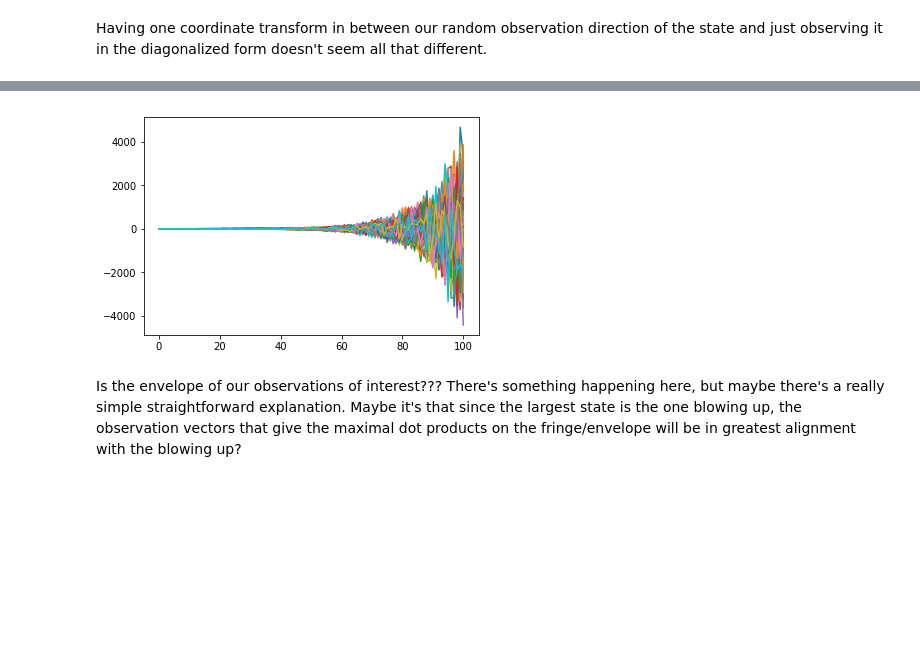
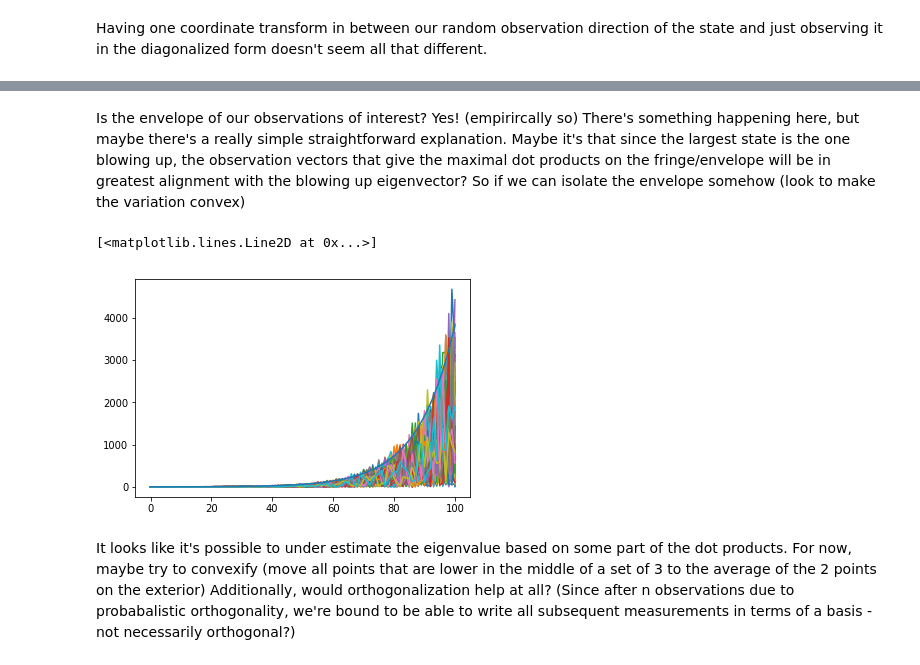
Before and after one commit to rahularya50/control-proj, a Jupyter notebook: Jupyter Notebooks/Randomized Eigenvalues (Diagonal Case).ipynb, the cells around one changed output, grey strips where cells are left out. Saved outputs shown, nothing was run; the diff lists cells and outputs as text; code cells hidden in the pictures; blank space fills up the shorter version.

```diff
--- a/Jupyter Notebooks/Randomized Eigenvalues (Diagonal Case).ipynb
+++ b/Jupyter Notebooks/Randomized Eigenvalues (Diagonal Case).ipynb
@@ -53,10 +53,11 @@ Given random rotation of the state, all outputs will seem to diverge, or begin e
 # %%
 Q = make_random_subspace(dim, dim)
 # %%
+N = 1000
 A_bar = Q @ A @ Q.T
 x1 = simulate_free_response(A_bar, 20, x_init)
 plot_state_trace(x1)
-x2 = simulate_free_response(A_bar, 100, x_init)
+x2 = simulate_free_response(A_bar, N, x_init)
 plot_state_trace(x2)
 # %% [output]
 [figure]
@@ -78,7 +79,15 @@ Asymptotic behavior doesn't show up until after a while in the unstable system.
 Having one coordinate transform in between our random observation direction of the state and just observing it in the diagonalized form doesn't seem all that different.
 # %%
 trials = 100
-obs = np.zeros([101*trials, 10])
+obs = np.zeros([(N+1)*trials, dim])
 
-for i in range(101*trials):
+for i in range((N+1)*trials):
     obs[i,:] = make_random_direction(dim).reshape([1, dim])
+# %%
+for i in range(1):
+    obs_curr = obs[(N+1)*i:(N+1)*(i+1), :]
+    obs_vec = [abs((obs_curr @ x2.T)[i, i]) for i in range(N+1)]
+    plt.plot(range(20), obs_vec[0:20])
+plt.plot(range(20), [A[0, 0] ** n for n in range(20)])
+#plt.plot(range(N+1), [-A[0, 0] ** n for n in range(N+1)])
+plt.yscale('log')
@@ -85,9 +96,13 @@ for i in range(101*trials):
+# %% [markdown]
+Is the envelope of our observations of interest? Yes! (empirircally so) There's something happening here, but maybe there's a really simple straightforward explanation. Maybe it's that since the largest state is the one blowing up, the observation vectors that give the maximal dot products on the fringe/envelope will be in greatest alignment with the blowing up eigenvector? So if we can isolate the envelope somehow (look to make the variation convex)
 # %%
 for i in range(trials):
     obs_curr = obs[101*i:101*i + 101, :]
-    obs_vec = [(obs_curr @ x2.T)[i, i] for i in range(101)]
+    obs_vec = [abs((obs_curr @ x2.T)[i, i]) for i in range(101)]
     plt.plot(range(101), obs_vec)
+plt.plot(range(101), [A[0, 0] ** n for n in range(101)])
 # %% [output]
+[<matplotlib.lines.Line2D at 0x...>]
-[figure, old version]
+[figure, new version]
-# %% [markdown]
-Is the envelope of our observations of interest??? There's something happening here, but maybe there's a really simple straightforward explanation. Maybe it's that since the largest state is the one blowing up, the observation vectors that give the maximal dot products on the fringe/envelope will be in greatest alignment with the blowing up?
+# %% [markdown]
+It looks like it's possible to under estimate the eigenvalue based on some part of the dot products. For now, maybe try to convexify (move all points that are lower in the middle of a set of 3 to the average of the 2 points on the exterior) Additionally, would orthogonalization help at all? (Since after n observations due to probabalistic orthogonality, we're bound to be able to write all subsequent measurements in terms of a basis - not necessarily orthogonal?)
```
Also changed, not shown: parts of 2 cells of this notebook.
